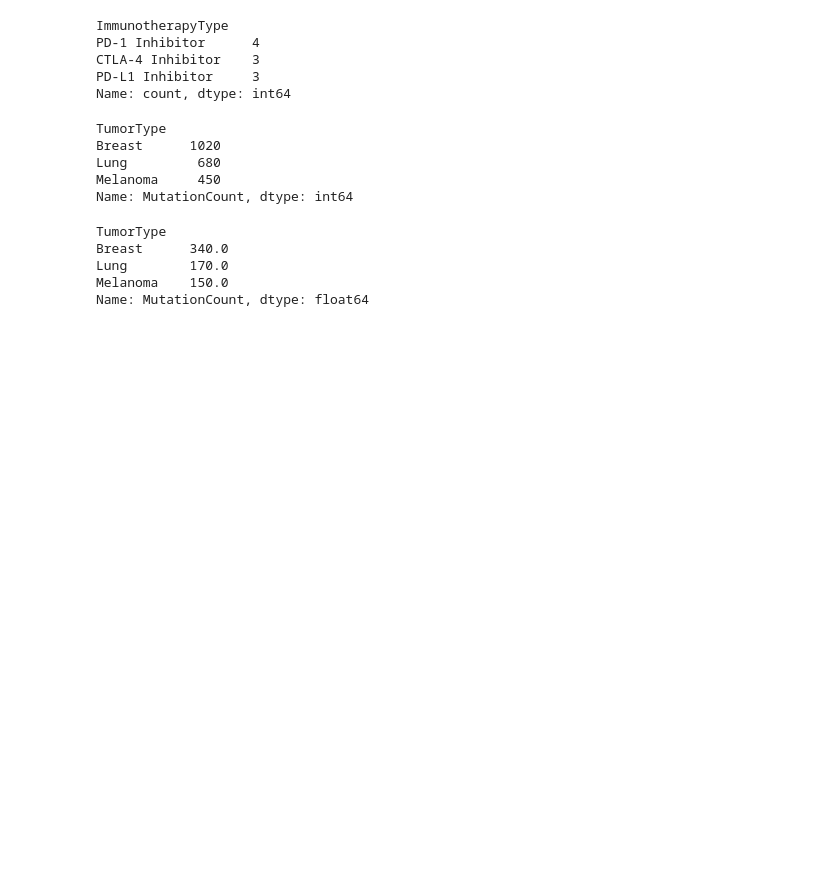
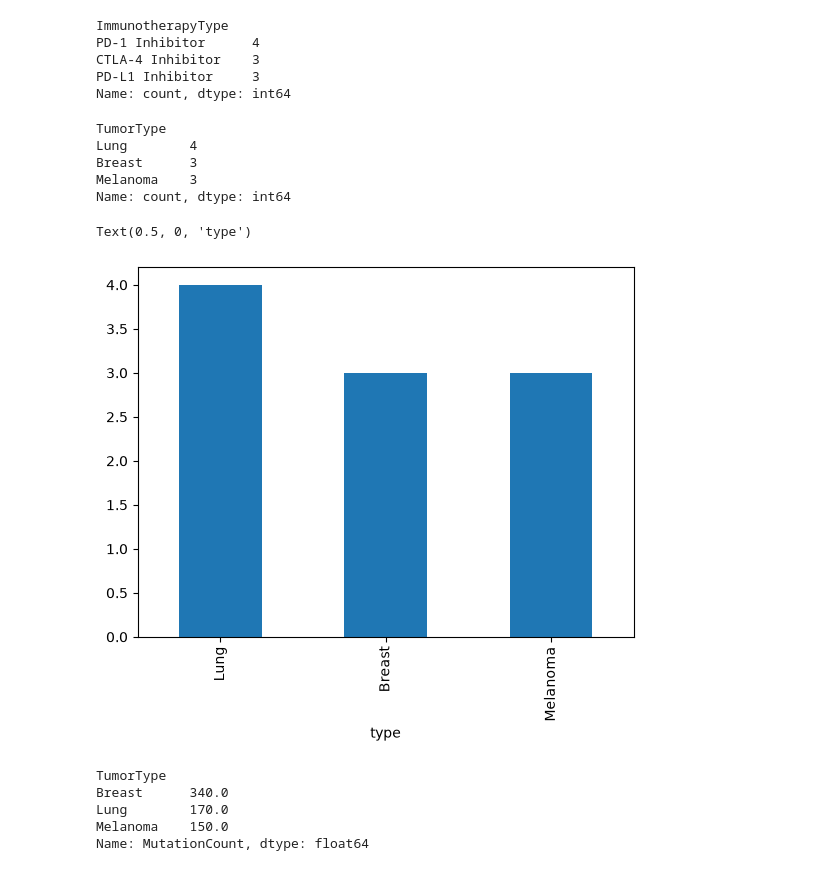
Before and after one commit to itschathura/Machine-Learning-for-Bioinformatics, a Jupyter notebook: Day2 - Matplotlib & Seaborn for graphs, charts/mycancer.ipynb, the cells around one changed output. Cells and saved outputs as stored; diff of their text form; code cells hidden in the pictures; blank space fills up the shorter version.

```diff
--- a/Day2 - Matplotlib & Seaborn for graphs, charts/mycancer.ipynb
+++ b/Day2 - Matplotlib & Seaborn for graphs, charts/mycancer.ipynb
@@ -132,13 +151,20 @@ CTLA-4 Inhibitor    3
 PD-L1 Inhibitor     3
 Name: count, dtype: int64
 # %%
-df.groupby("TumorType")["MutationCount"].sum()
+tu_count = df.groupby("TumorType")["MutationCount"].sum()
+yo = df['TumorType'].value_counts()
+
+print(yo)
+yo.plot(kind = 'bar')
+plt.xlabel('type')
 # %% [output]
 TumorType
-Breast      1020
-Lung         680
-Melanoma     450
-Name: MutationCount, dtype: int64
+Lung        4
+Breast      3
+Melanoma    3
+Name: count, dtype: int64
+Text(0.5, 0, 'type')
+[figure, added]
 # %%
 df.groupby("TumorType")['MutationCount'].mean()
 # %% [output]
```
Also changed, not shown: parts of 9 cells of this notebook, 3 other files.
